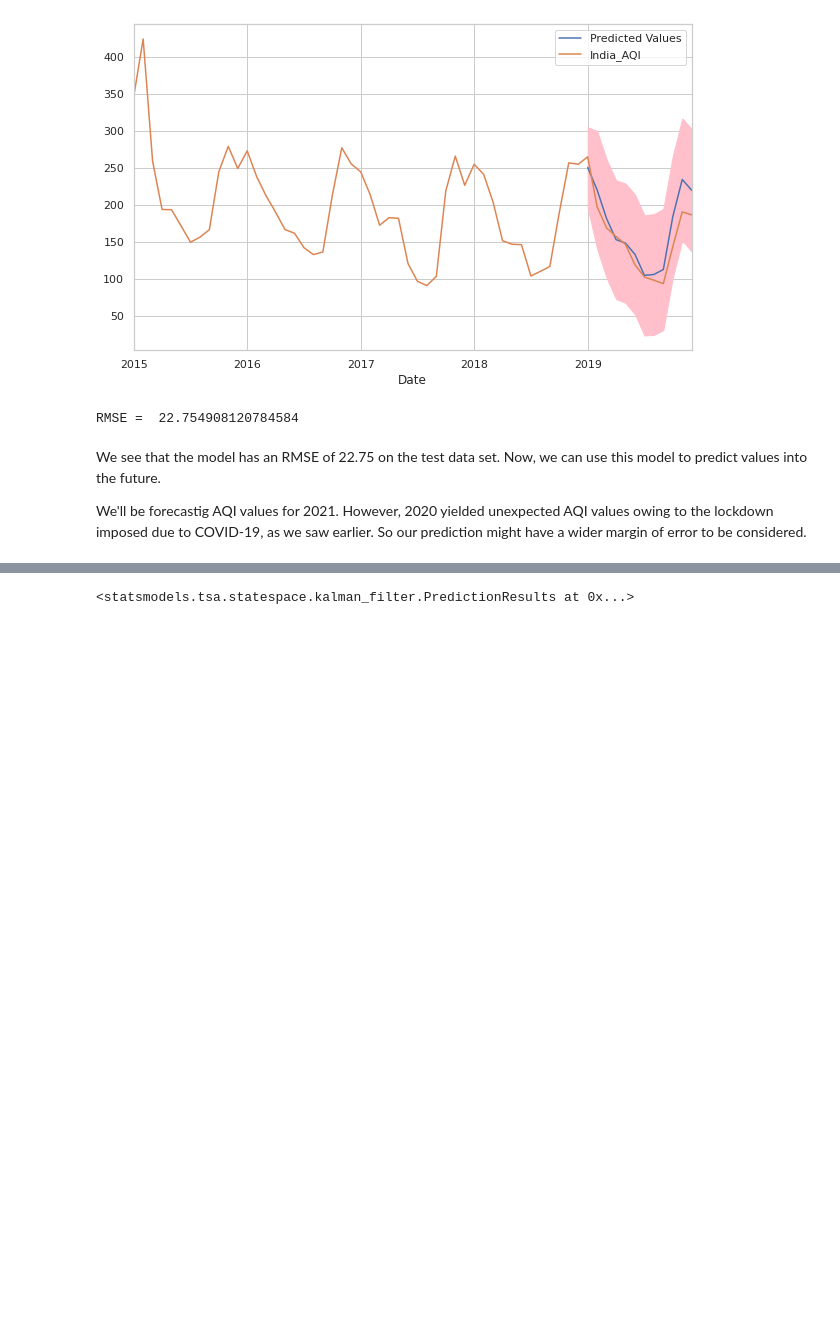
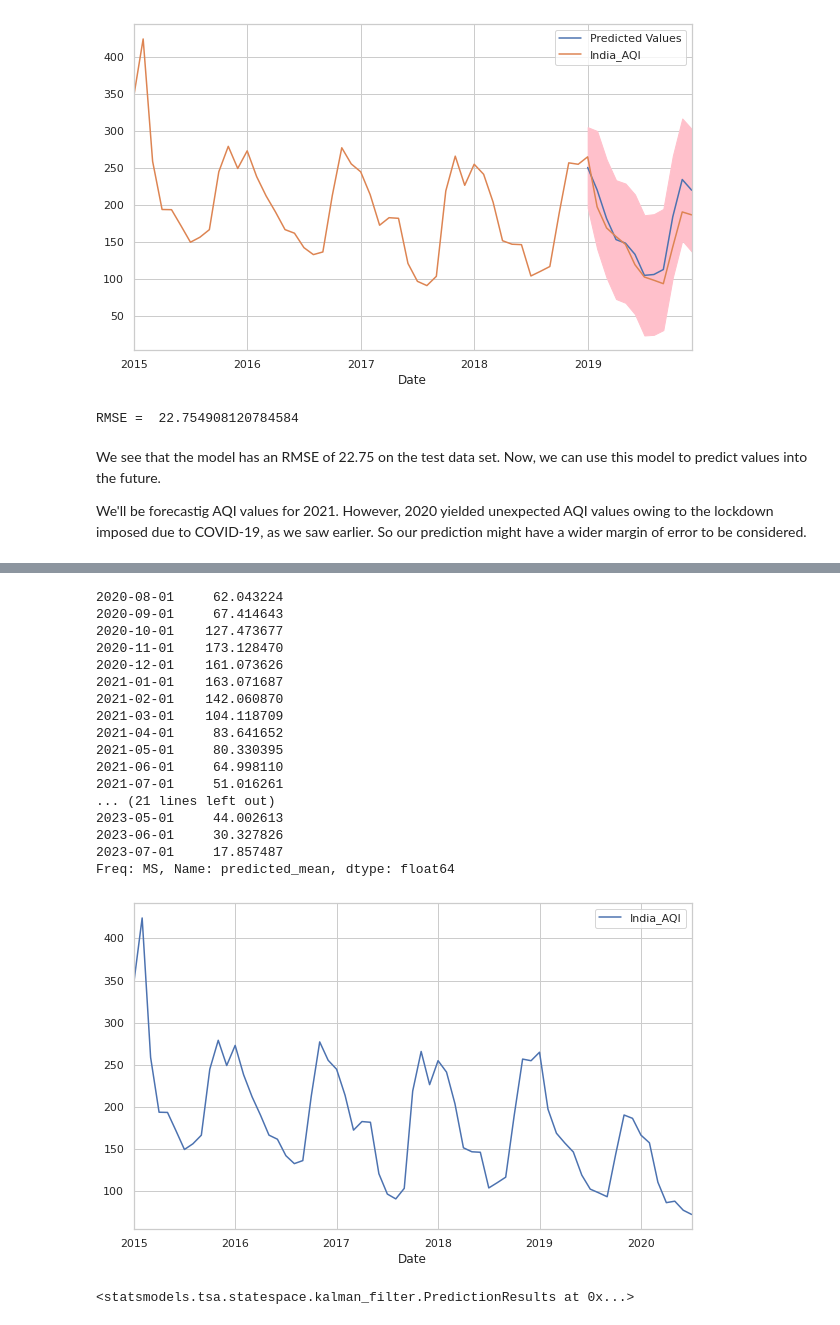
Before and after one commit to IndraP24/Air-Quality-Viz-App, a Jupyter notebook: notebooks/india-s-aqi-eda-forecasting-sarima.ipynb, the cells around one changed output, grey strips where cells are left out. Saved outputs shown, nothing was run; the diff lists cells and outputs as text; code cells hidden in the pictures; blank space fills up the shorter version.

```diff
--- a/notebooks/india-s-aqi-eda-forecasting-sarima.ipynb
+++ b/notebooks/india-s-aqi-eda-forecasting-sarima.ipynb
@@ -622,5 +602,25 @@ cities['India_AQI'].plot(legend=True, ax=ax)
-# %%
-forecasts = results.get_forecast(steps=36, dynamic=True)
+# %%
+cities['India_AQI'].plot(legend=True)
+forecasts.predicted_mean
+# %% [output]
+2020-08-01     62.043224
+2020-09-01     67.414643
+2020-10-01    127.473677
+2020-11-01    173.128470
+2020-12-01    161.073626
+2021-01-01    163.071687
+2021-02-01    142.060870
+2021-03-01    104.118709
+2021-04-01     83.641652
+2021-05-01     80.330395
+2021-06-01     64.998110
+2021-07-01     51.016261
+... (21 lines left out)
+2023-05-01     44.002613
+2023-06-01     30.327826
+2023-07-01     17.857487
+Freq: MS, Name: predicted_mean, dtype: float64
+[figure, added]
 # %%
 forecasts.prediction_results
 # %% [output]
```
Also changed, not shown: parts of 3 cells of this notebook, 4 other files.
